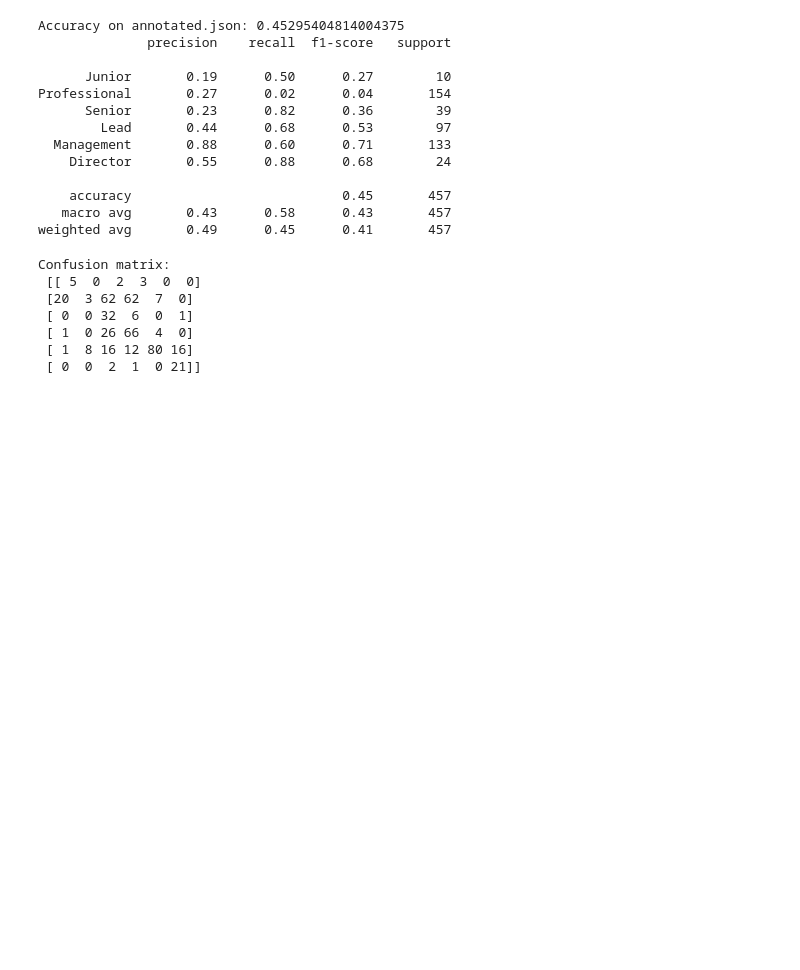
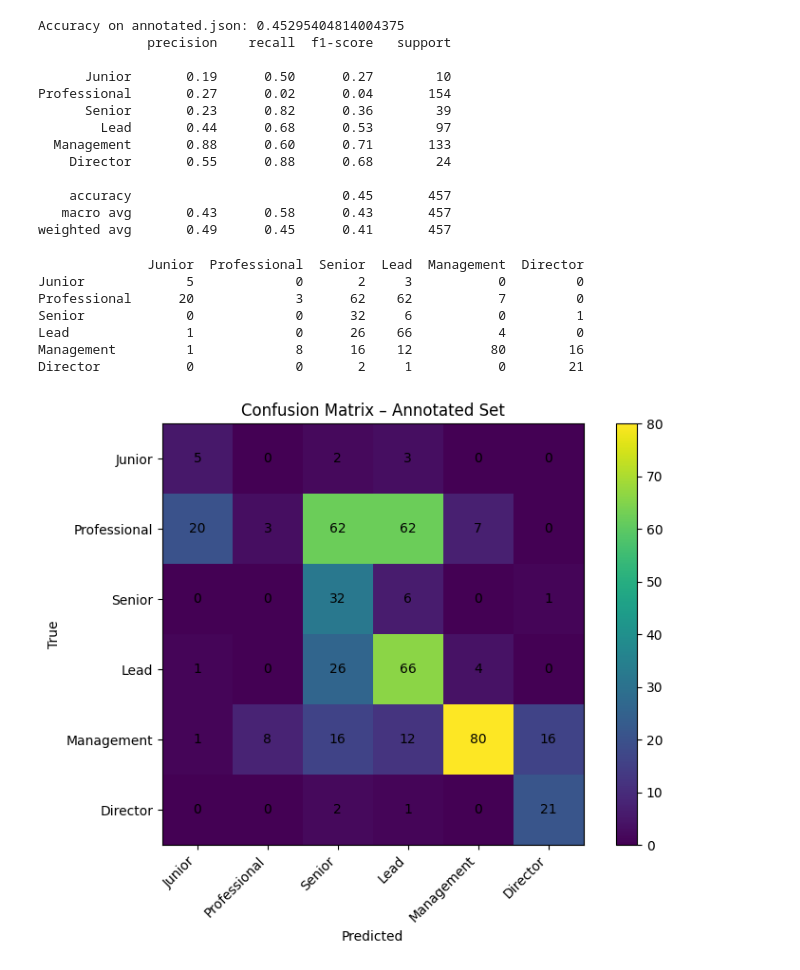
Before and after one commit to JonasEwn/PDS_Final, a Jupyter notebook: task_six/bow_seniority_five.ipynb, the cells around one changed output. Drawn from its saved outputs; the diff is of its cells as text; code cells hidden in the pictures; blank space fills up the shorter version.

```diff
--- a/task_six/bow_seniority_five.ipynb
+++ b/task_six/bow_seniority_five.ipynb
@@ -171,12 +172,38 @@ Professional       0.27      0.02      0.04       154
    macro avg       0.43      0.58      0.43       457
 weighted avg       0.49      0.45      0.41       457
 # %%
-print(f"Confusion matrix:\n {confusion_matrix(y_annotated_encoded, predict_annotated)}")
+cm = confusion_matrix(y_annotated_encoded, predict_annotated)
+labels = encoder.categories[0]
+
+df_cm = pd.DataFrame(cm, index=labels, columns=labels)
+print(df_cm)
 # %% [output]
-Confusion matrix:
- [[ 5  0  2  3  0  0]
- [20  3 62 62  7  0]
- [ 0  0 32  6  0  1]
- [ 1  0 26 66  4  0]
- [ 1  8 16 12 80 16]
- [ 0  0  2  1  0 21]]
+              Junior  Professional  Senior  Lead  Management  Director
+Junior             5             0       2     3           0         0
+Professional      20             3      62    62           7         0
+Senior             0             0      32     6           0         1
+Lead               1             0      26    66           4         0
+Management         1             8      16    12          80        16
+Director           0             0       2     1           0        21
+# %%
+plt.figure(figsize=(8, 6))
+plt.imshow(cm)
+
+plt.title("Confusion Matrix – Annotated Set")
+plt.colorbar()
+
+plt.xticks(np.arange(len(labels)), labels, rotation=45, ha="right")
+plt.yticks(np.arange(len(labels)), labels)
+
+plt.xlabel("Predicted")
+plt.ylabel("True")
+
+# write numbers into cells
+for i in range(len(labels)):
+    for j in range(len(labels)):
+        plt.text(j, i, cm[i, j], ha="center", va="center")
+
+plt.tight_layout()
+plt.show()
+# %% [output]
+[figure, added]
```
Also changed, not shown: parts of 1 cell of this notebook.
